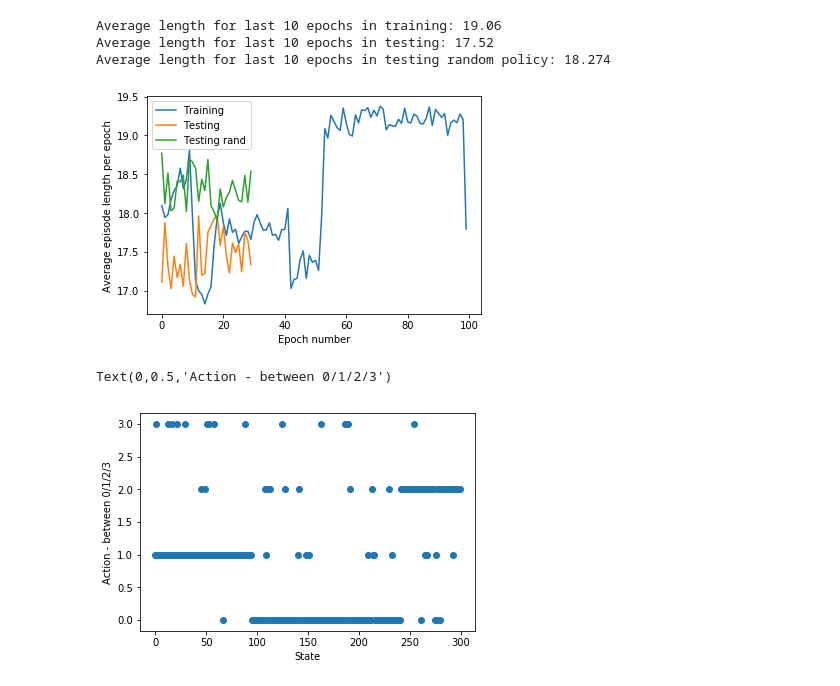
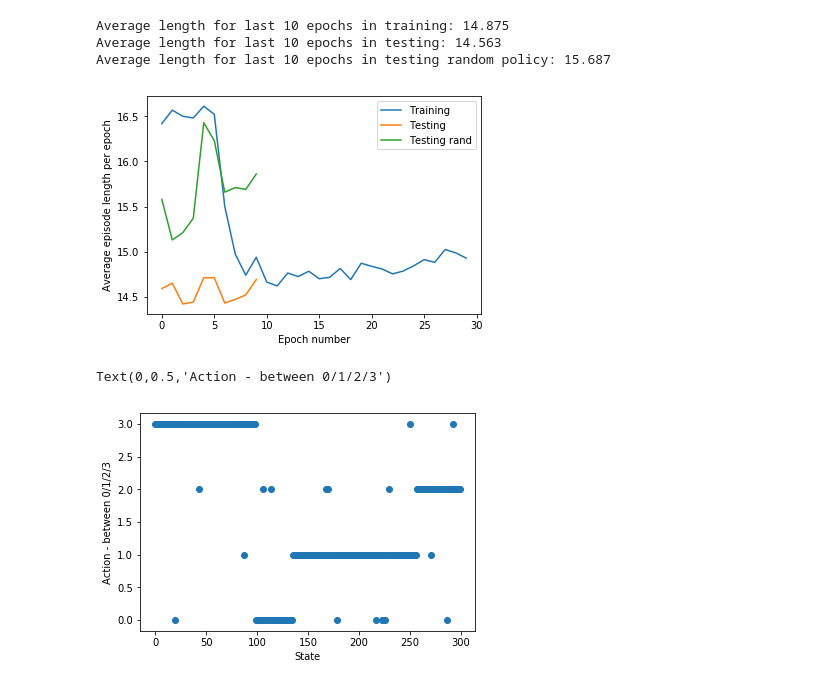
Before and after one commit to akkashk/RL_Project, a Jupyter notebook: SAT_Solving/TD/SGD_Faster-TrainTest.ipynb, the cells around one changed output. Saved outputs shown, nothing was run; the diff lists cells and outputs as text; code cells hidden in the pictures.

```diff
--- a/SAT_Solving/TD/SGD_Faster-TrainTest.ipynb
+++ b/SAT_Solving/TD/SGD_Faster-TrainTest.ipynb
@@ -621,31 +591,32 @@ def test(directory, test_files, epochs=10, ϵ=1.1, estimator=None):
 
 # s = time.time()
 
-fout = open('state_reward.txt', 'w')
+poly_degree = 7
+actions = 4
 
-directory = '../Tests/CNFGEN/'  # RLSAT problems are very simple. SATLIB probelms give more interesting Q-values.
+directory = '../Tests/SATLIB_20/'  # RLSAT problems are very simple. SATLIB probelms give more interesting Q-values.
 files = os.listdir(directory)
-shuffle(files) # Shuffles in-place
+files = list(map(lambda x: os.path.join(directory, x), files))
+shuffle(files)
 
-split = int(len(files) * 0.8)
+split = int(len(files) * 0.9)
 training_files = files[:split]
 test_files = files[split:]
 
 print("Number of training files:", len(training_files))
 print("Number of test files:", len(test_files))
 
-episode_reward_train, episode_length_train, policy, estimator = train(directory, training_files, epochs=10, ϵ=0.2)
+episode_reward_train, episode_length_train, estimator = train(training_files, epochs=30, ϵ=0.1)
 print("Done training")
 print()
 
-episode_reward_test, episode_length_test = test(directory, test_files, epochs=0, ϵ=0.2, estimator=estimator)
+episode_reward_test, episode_length_test = test(test_files, epochs=10, ϵ=0.1, estimator=estimator)
 print("Done testing")
 print()
 
-episode_reward_rand, episode_length_rand = test(directory, test_files, epochs=0)
+episode_reward_rand, episode_length_rand = test(test_files, epochs=10)
 print("Done testing random policy")
 
-fout.close()
 
 # e = time.time()
 # print(e - s)
@@ -734,33 +666,36 @@ Average reward for last 10 epochs in testing random policy: -17.789
 # %%
-plt.plot(list(episode_length_train.keys()), list(episode_length_train.values()), label='Training')
-plt.plot(list(episode_length_test.keys()), list(episode_length_test.values()), label='Testing')
-plt.plot(list(episode_length_rand.keys()), list(episode_length_rand.values()), label='Testing rand')
+plt.plot(episode_length_train, label='Training')
+plt.plot(episode_length_test, label='Testing')
+plt.plot(episode_length_rand, label='Testing rand')
 
 plt.xlabel('Epoch number')
 plt.ylabel('Average episode length per epoch')
 plt.legend()
 
-train_avg = np.mean(np.array(list(episode_length_train.values())[-last_n:]))
-test_avg = np.mean(np.array(list(episode_length_test.values())[-last_n:]))
-rand_avg = np.mean(np.array(list(episode_length_rand.values())[-last_n:]))
+train_avg = np.mean(np.array(episode_length_train)[-last_n:])
+test_avg = np.mean(np.array(episode_length_test)[-last_n:])
+rand_avg = np.mean(np.array(episode_length_rand)[-last_n:])
 
 print("Average length for last", last_n, "epochs in training:", round(train_avg, 3))
 print("Average length for last", last_n, "epochs in testing:", round(test_avg, 3))
 print("Average length for last", last_n, "epochs in testing random policy:", round(rand_avg, 3))
 # %% [output]
-Average length for last 10 epochs in training: 19.06
-Average length for last 10 epochs in testing: 17.52
-Average length for last 10 epochs in testing random policy: 18.274
+Average length for last 10 epochs in training: 14.875
+Average length for last 10 epochs in testing: 14.563
+Average length for last 10 epochs in testing random policy: 15.687
-[figure, old version]
+[figure, new version]
 # %%
 xs = range(300)
+
+policy = make_epsilon_greedy_policy(estimator, 0.1, actions)
 ys = [np.random.choice(np.arange(actions), p=policy(i)) for i in xs]
+
 plt.scatter(xs, ys)
 plt.xlabel("State")
 plt.ylabel("Action - between 0/1/2/3")
 # %% [output]
 Text(0,0.5,'Action - between 0/1/2/3')
-[figure, old version]
+[figure, new version]
 # %%
 state = 5
 
```
Also changed, not shown: parts of 14 cells of this notebook, 1 other file.
